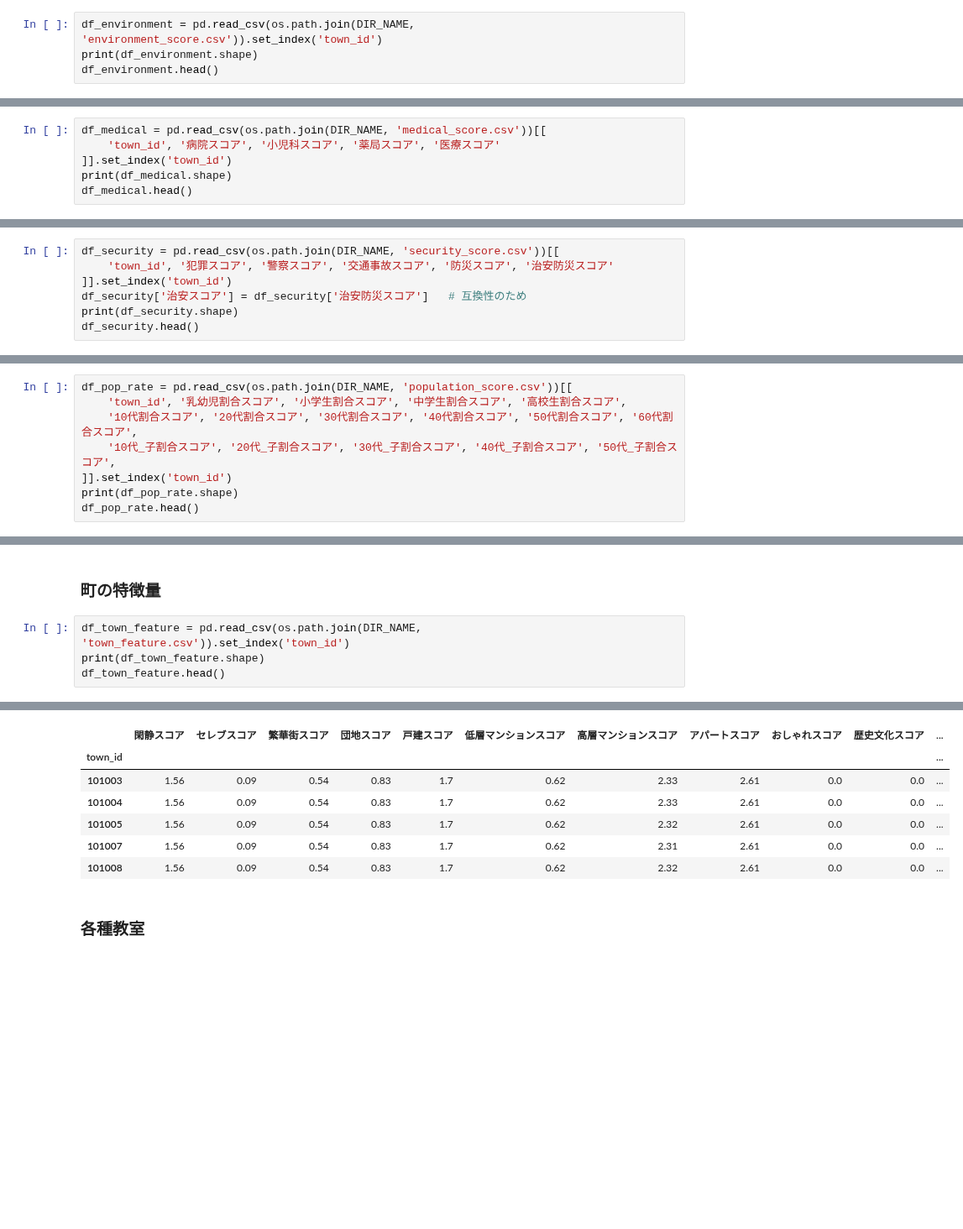
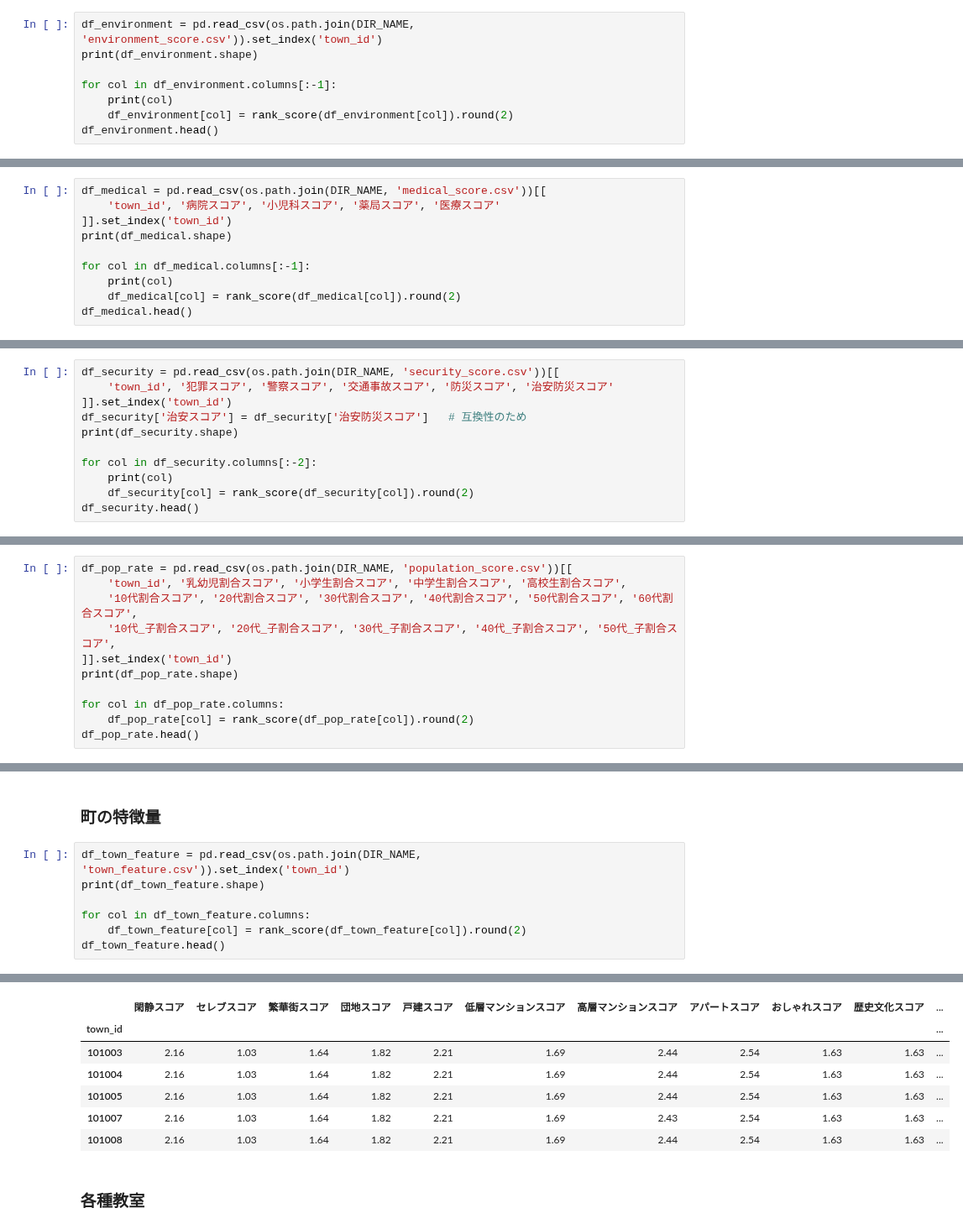
Before and after one commit to z-guard/analysis, a Jupyter notebook: notebooks/all_town_score.ipynb, the cells around one changed output, grey strips where cells are left out. Shown at 84% size. Saved outputs shown, nothing was run; the diff lists cells and outputs as text; blank space fills up the shorter version.

```diff
--- a/notebooks/all_town_score.ipynb
+++ b/notebooks/all_town_score.ipynb
@@ -194,6 +223,10 @@ df_convenience.head()
 # %%
 df_environment = pd.read_csv(os.path.join(DIR_NAME, 'environment_score.csv')).set_index('town_id')
 print(df_environment.shape)
+
+for col in df_environment.columns[:-1]:
+    print(col)
+    df_environment[col] = rank_score(df_environment[col]).round(2)
 df_environment.head()
 # %% [output]
 (3145, 6)
@@ -211,6 +249,10 @@ df_medical = pd.read_csv(os.path.join(DIR_NAME, 'medical_score.csv'))[[
     'town_id', '病院スコア', '小児科スコア', '薬局スコア', '医療スコア'
 ]].set_index('town_id')
 print(df_medical.shape)
+
+for col in df_medical.columns[:-1]:
+    print(col)
+    df_medical[col] = rank_score(df_medical[col]).round(2)
 df_medical.head()
 # %% [output]
 (3145, 4)
@@ -229,6 +274,10 @@ df_security = pd.read_csv(os.path.join(DIR_NAME, 'security_score.csv'))[[
 ]].set_index('town_id')
 df_security['治安スコア'] = df_security['治安防災スコア']   # 互換性のため
 print(df_security.shape)
+
+for col in df_security.columns[:-2]:
+    print(col)
+    df_security[col] = rank_score(df_security[col]).round(2)
 df_security.head()
 # %% [output]
 (3145, 6)
@@ -248,6 +301,9 @@ df_pop_rate = pd.read_csv(os.path.join(DIR_NAME, 'population_score.csv'))[[
     '10代_子割合スコア', '20代_子割合スコア', '30代_子割合スコア', '40代_子割合スコア', '50代_子割合スコア',
 ]].set_index('town_id')
 print(df_pop_rate.shape)
+
+for col in df_pop_rate.columns:
+    df_pop_rate[col] = rank_score(df_pop_rate[col]).round(2)
 df_pop_rate.head()
 # %% [output]
 (3145, 15)
@@ -279,16 +335,19 @@ df_rent_price.head()
 # %%
 df_town_feature = pd.read_csv(os.path.join(DIR_NAME, 'town_feature.csv')).set_index('town_id')
 print(df_town_feature.shape)
+
+for col in df_town_feature.columns:
+    df_town_feature[col] = rank_score(df_town_feature[col]).round(2)
 df_town_feature.head()
 # %% [output]
 (3145, 24)
 |  | 閑静スコア | セレブスコア | 繁華街スコア | 団地スコア | 戸建スコア | 低層マンションスコア | 高層マンションスコア | アパートスコア | おしゃれスコア | 歴史文化スコア | ... |
 | town_id |  |  |  |  |  |  |  |  |  |  | ... |
-| 101003 | 1.56 | 0.09 | 0.54 | 0.83 | 1.7 | 0.62 | 2.33 | 2.61 | 0.0 | 0.0 | ... |
-| 101004 | 1.56 | 0.09 | 0.54 | 0.83 | 1.7 | 0.62 | 2.33 | 2.61 | 0.0 | 0.0 | ... |
-| 101005 | 1.56 | 0.09 | 0.54 | 0.83 | 1.7 | 0.62 | 2.32 | 2.61 | 0.0 | 0.0 | ... |
-| 101007 | 1.56 | 0.09 | 0.54 | 0.83 | 1.7 | 0.62 | 2.31 | 2.61 | 0.0 | 0.0 | ... |
-| 101008 | 1.56 | 0.09 | 0.54 | 0.83 | 1.7 | 0.62 | 2.32 | 2.61 | 0.0 | 0.0 | ... |
+| 101003 | 2.16 | 1.03 | 1.64 | 1.82 | 2.21 | 1.69 | 2.44 | 2.54 | 1.63 | 1.63 | ... |
+| 101004 | 2.16 | 1.03 | 1.64 | 1.82 | 2.21 | 1.69 | 2.44 | 2.54 | 1.63 | 1.63 | ... |
+| 101005 | 2.16 | 1.03 | 1.64 | 1.82 | 2.21 | 1.69 | 2.44 | 2.54 | 1.63 | 1.63 | ... |
+| 101007 | 2.16 | 1.03 | 1.64 | 1.82 | 2.21 | 1.69 | 2.43 | 2.54 | 1.63 | 1.63 | ... |
+| 101008 | 2.16 | 1.03 | 1.64 | 1.82 | 2.21 | 1.69 | 2.44 | 2.54 | 1.63 | 1.63 | ... |
 # %% [markdown]
 ### 各種教室
 # %%
```
Also changed, not shown: parts of 8 cells of this notebook.
